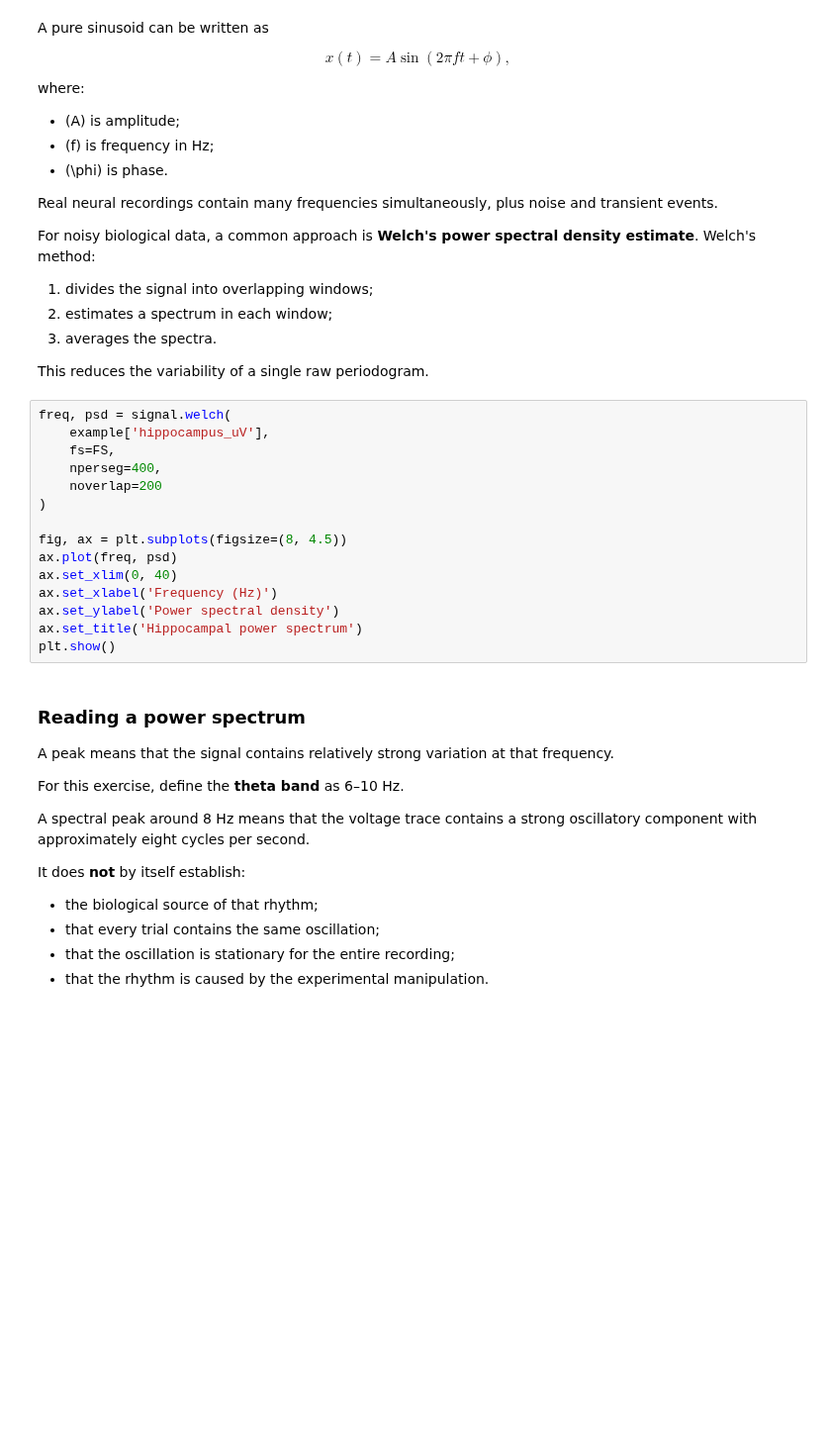
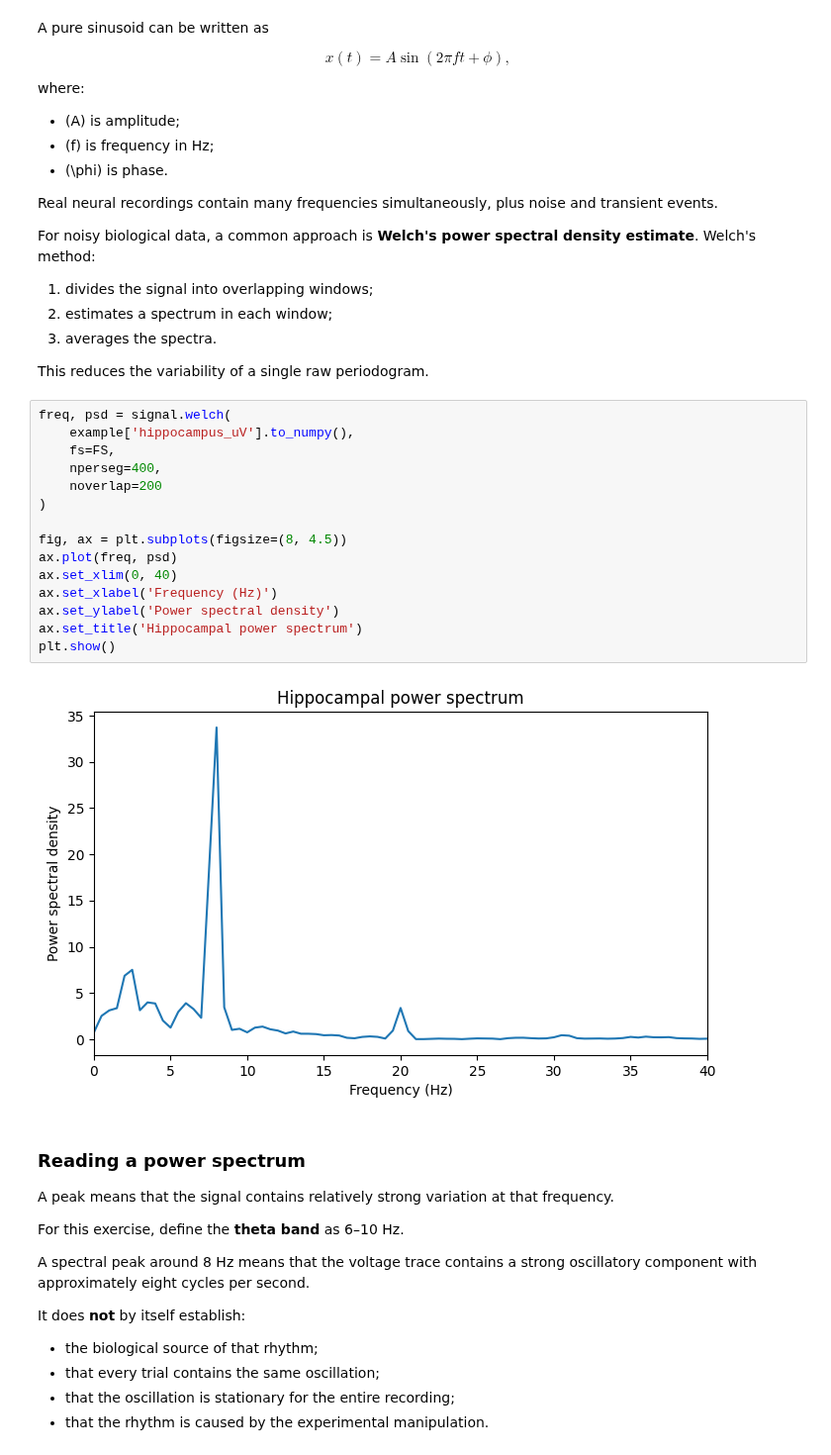
Before and after one commit to willi3by/Survey_of_Methods_in_Comp_Neuro_Fall_2026, a Jupyter notebook: Notebooks/Week_07/Week_7_Neural_Time_Series.ipynb, the cells around one changed output. Shown at 99% size. Drawn from its saved outputs; the diff is of its cells as text; blank space fills up the shorter version.

```diff
--- a/Notebooks/Week_07/Week_7_Neural_Time_Series.ipynb
+++ b/Notebooks/Week_07/Week_7_Neural_Time_Series.ipynb
@@ -182,19 +196,21 @@ For noisy biological data, a common approach is **Welch's power spectral density
 This reduces the variability of a single raw periodogram.
 # %%
 freq, psd = signal.welch(
-    example['hippocampus_uV'],
+    example['hippocampus_uV'].to_numpy(),
     fs=FS,
     nperseg=400,
     noverlap=200
 )
 
 fig, ax = plt.subplots(figsize=(8, 4.5))
 ax.plot(freq, psd)
 ax.set_xlim(0, 40)
 ax.set_xlabel('Frequency (Hz)')
 ax.set_ylabel('Power spectral density')
 ax.set_title('Hippocampal power spectrum')
 plt.show()
+# %% [output]
+[figure, added]
 # %% [markdown]
 ### Reading a power spectrum
 
```
Also changed, not shown: parts of 18 cells of this notebook.
